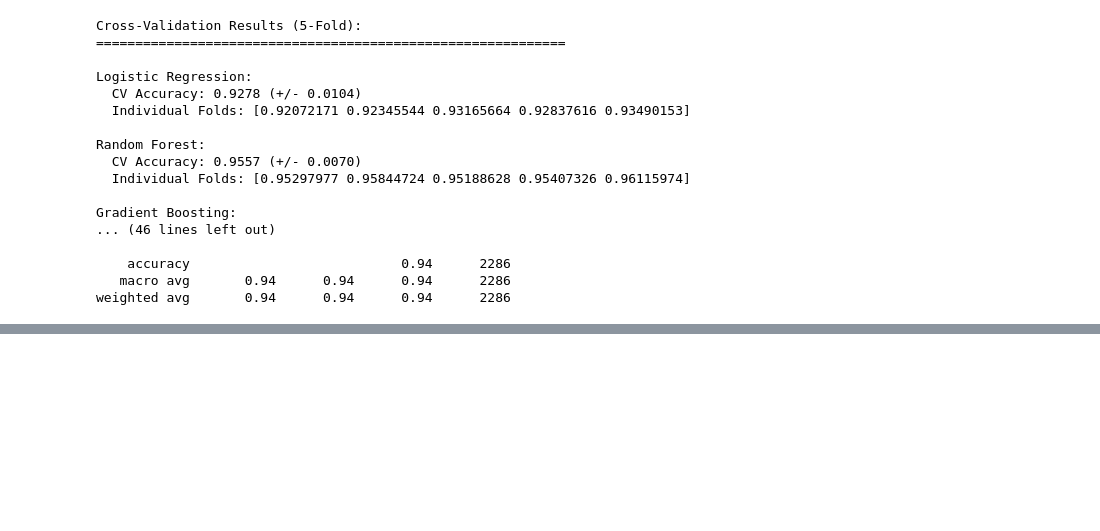
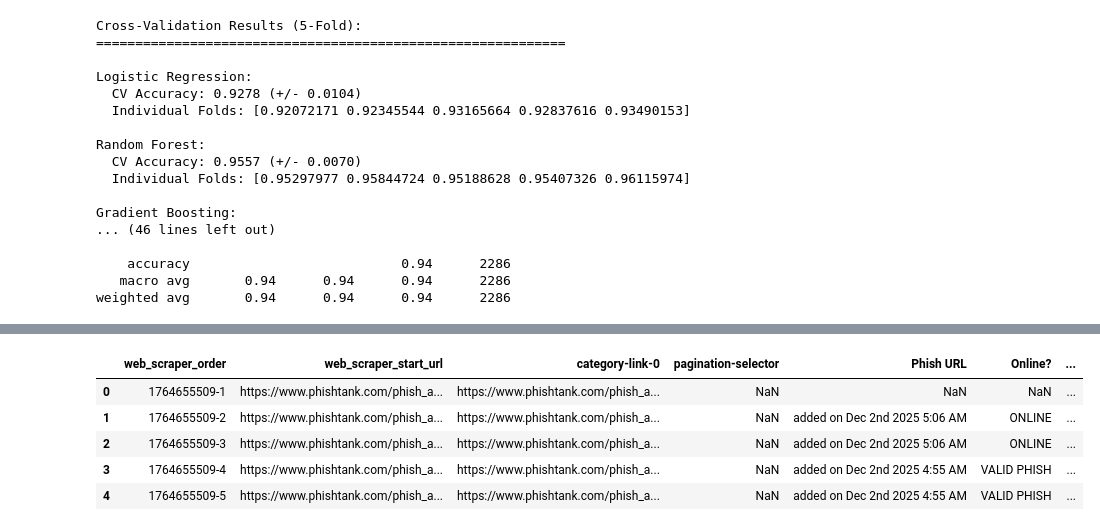
Before and after one commit to Nehemiahmageto/Detecting-Phishing-Websites-Using-URL-Based-HTML-Based-and-Domain-Based-Features, a Jupyter notebook: Model.ipynb, the cells around one changed output, grey strips where cells are left out. Cells and saved outputs as stored; diff of their text form; code cells hidden in the pictures; blank space fills up the shorter version.

```diff
--- a/Model.ipynb
+++ b/Model.ipynb
@@ -992,0 +995,2 @@ weighted avg       0.94      0.94      0.94      2286
+# %%
+test = pd.read_csv("phishtank-com-2025-12-02.csv")
@@ -992,0 +1018,9 @@ weighted avg       0.94      0.94      0.94      2286
+# %%
+test.head()
+# %% [output]
+|  | web_scraper_order | web_scraper_start_url | category-link-0 | pagination-selector | Phish URL | Online? | ... |
+| 0 | 1764655509-1 | https://www.phishtank.com/phish_a... | https://www.phishtank.com/phish_a... | NaN | NaN | NaN | ... |
+| 1 | 1764655509-2 | https://www.phishtank.com/phish_a... | https://www.phishtank.com/phish_a... | NaN | added on Dec 2nd 2025 5:06 AM | ONLINE | ... |
+| 2 | 1764655509-3 | https://www.phishtank.com/phish_a... | https://www.phishtank.com/phish_a... | NaN | added on Dec 2nd 2025 5:06 AM | ONLINE | ... |
+| 3 | 1764655509-4 | https://www.phishtank.com/phish_a... | https://www.phishtank.com/phish_a... | NaN | added on Dec 2nd 2025 4:55 AM | VALID PHISH | ... |
+| 4 | 1764655509-5 | https://www.phishtank.com/phish_a... | https://www.phishtank.com/phish_a... | NaN | added on Dec 2nd 2025 4:55 AM | VALID PHISH | ... |
```
Also changed, not shown: parts of 9 cells of this notebook.
